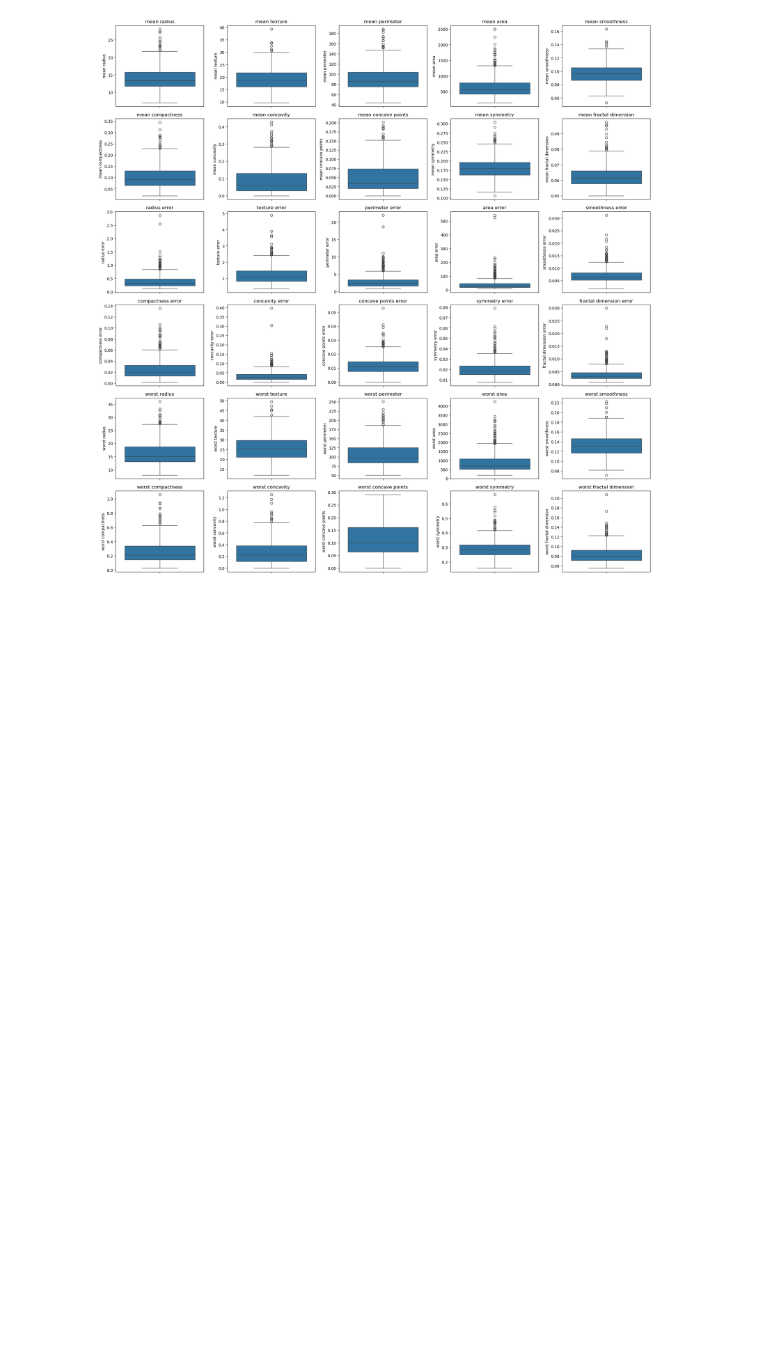
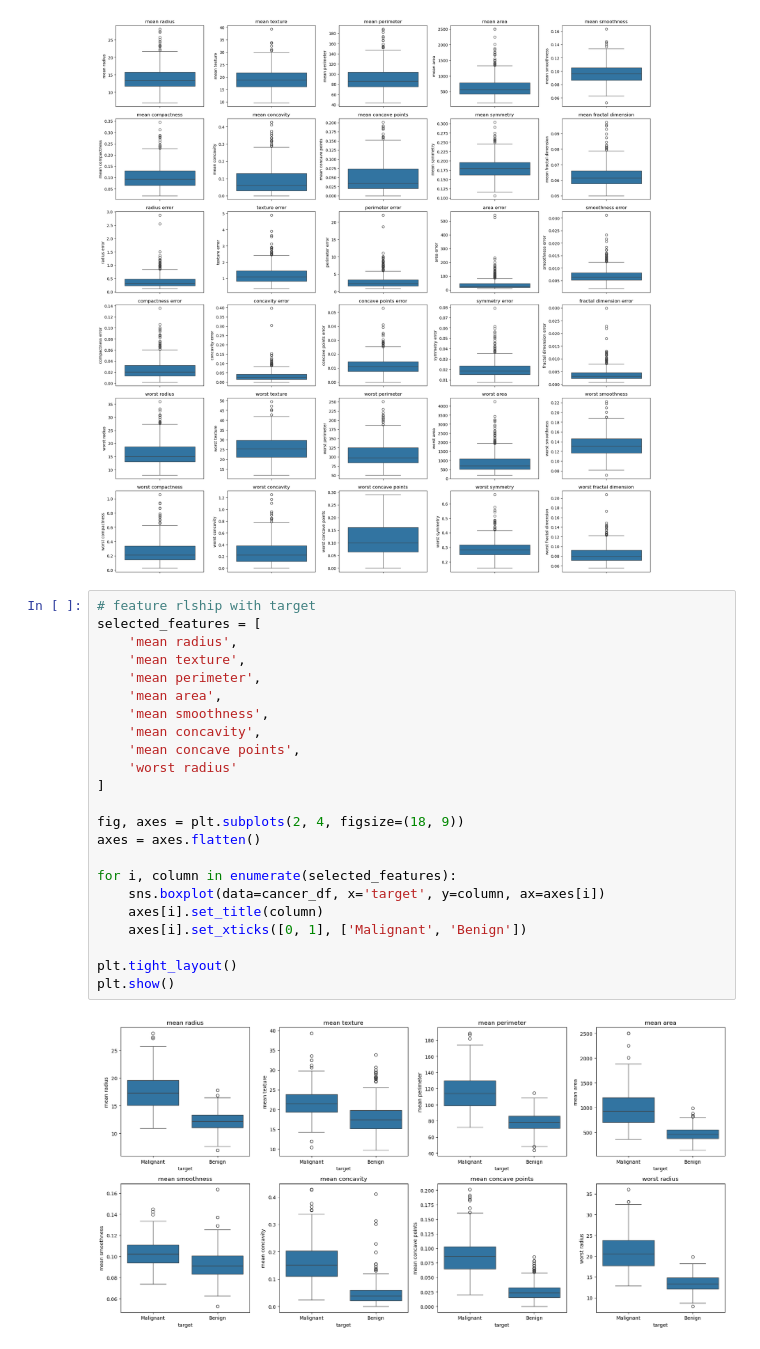
Before and after one commit to Gyrith/Machine-Learning-Models, a Jupyter notebook: Supervised Learning/Decision Tree.ipynb, the cells around one changed output. Saved outputs shown, nothing was run; the diff lists cells and outputs as text; blank space fills up the shorter version.

```diff
--- a/Supervised Learning/Decision Tree.ipynb
+++ b/Supervised Learning/Decision Tree.ipynb
@@ -195,3 +195,28 @@ plt.tight_layout()
 plt.show()
 # %% [output]
 [figure]
+# %%
+# feature rlship with target
+selected_features = [
+    'mean radius',
+    'mean texture',
+    'mean perimeter',
+    'mean area',
+    'mean smoothness',
+    'mean concavity',
+    'mean concave points',
+    'worst radius'
+]
+
+fig, axes = plt.subplots(2, 4, figsize=(18, 9))
+axes = axes.flatten()
+
+for i, column in enumerate(selected_features):
+    sns.boxplot(data=cancer_df, x='target', y=column, ax=axes[i])
+    axes[i].set_title(column)
+    axes[i].set_xticks([0, 1], ['Malignant', 'Benign'])
+
+plt.tight_layout()
+plt.show()
+# %% [output]
+[figure, added]
```
Also changed, not shown: parts of 8 cells of this notebook, 3 other files.
